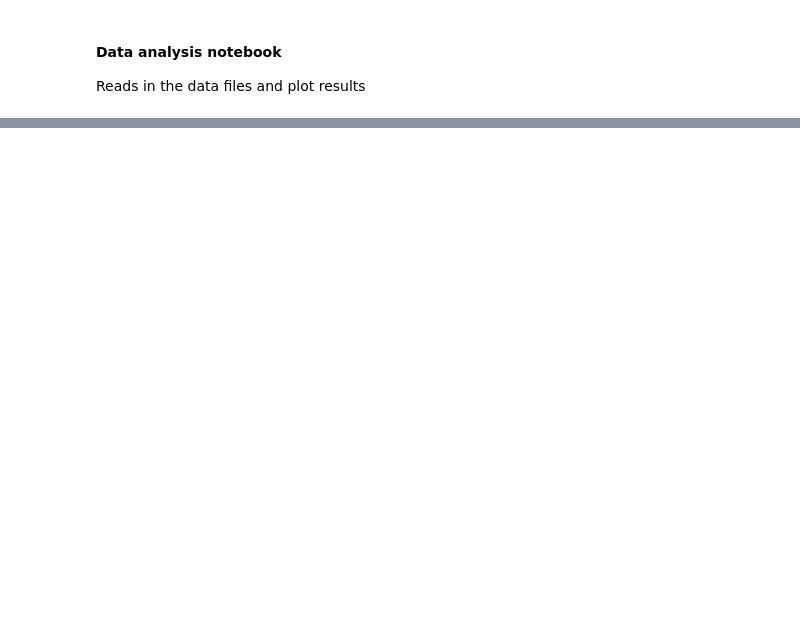
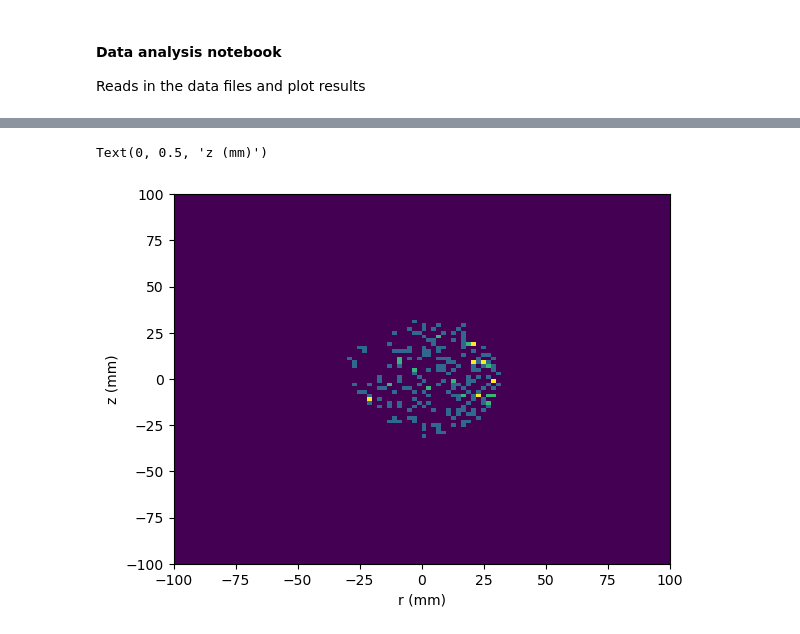
Before and after one commit to acolijn/G4XamsSim, a Jupyter notebook: analysis/analysis.ipynb, the cells around one changed output, grey strips where cells are left out. Cells and saved outputs as stored; diff of their text form; code cells hidden in the pictures; blank space fills up the shorter version.

```diff
--- a/analysis/analysis.ipynb
+++ b/analysis/analysis.ipynb
@@ -42 +45,8 @@ integral = 398097.0
+# %%
+h2 = plt.hist2d(std.data['xh'][std.data['id']==1], std.data['yh'][std.data['id']==1], bins=100, range=((-100, 100), (-100, 100)))
+plt.xlabel("r (mm)")
+plt.ylabel("z (mm)")
+# %% [output]
+Text(0, 0.5, 'z (mm)')
+[figure, added]
 # %%
```
Also changed, not shown: parts of 10 cells of this notebook, 10 other files.
